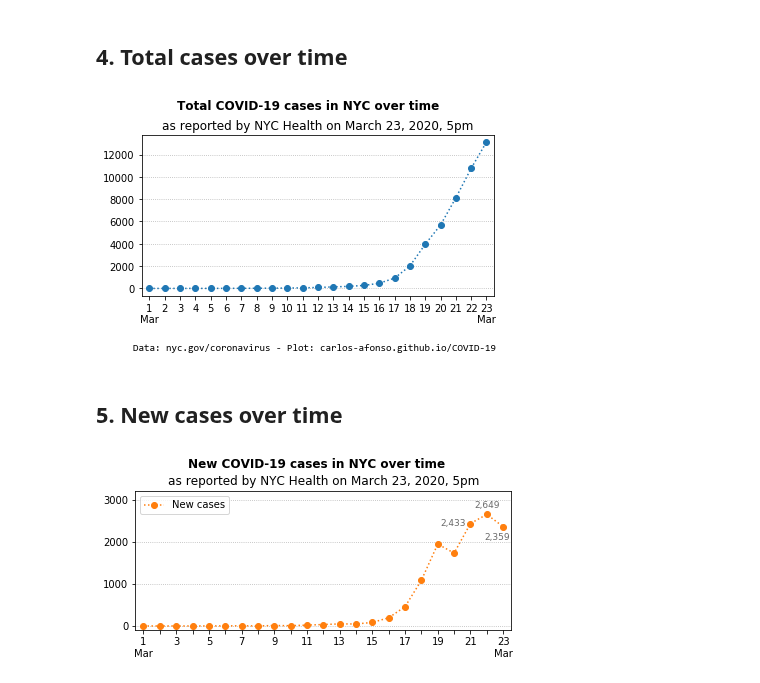
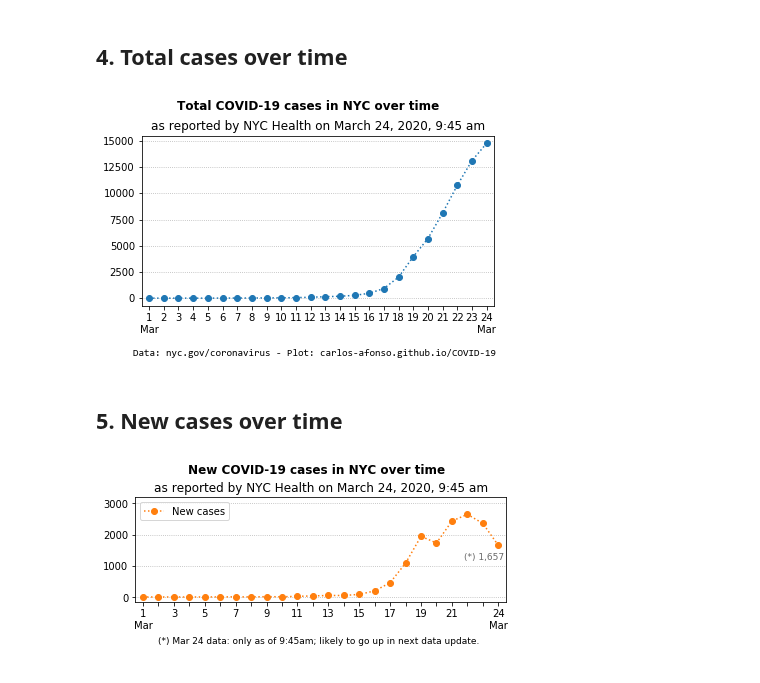
Before and after one commit to carlos-afonso/COVID-19, a Jupyter notebook: notebooks/nyc-covid-19-cases-over-time.ipynb, the cells around one changed output. Cells and saved outputs as stored; diff of their text form; code cells hidden in the pictures.

```diff
--- a/notebooks/nyc-covid-19-cases-over-time.ipynb
+++ b/notebooks/nyc-covid-19-cases-over-time.ipynb
@@ -11,7 +11,7 @@ import pandas as pd
 # %% [markdown]
 ## 1. Read data
 # %%
-update_str = 'as reported by NYC Health on March 23, 2020, 5pm'
+update_str = 'as reported by NYC Health on March 24, 2020, 9:45 am'
 source_str = 'Data: nyc.gov/coronavirus - Plot: carlos-afonso.github.io/COVID-19'
 
 data_file = '../data/nyc-health-daily-data-summary/nyc-covid-19-cases-over-time.csv'
@@ -138,7 +151,7 @@ plt.text(-1.1, -5500, source_str, fontfamily='Consolas')
 plt.tight_layout(rect=[0, 0, 1, 0.95])
 plt.show()
 # %% [output]
-[figure, old version]
+[figure, new version]
 # %%
 # Save figure as SVG and PNG images
 file_path = '../images/nyc-covid-19-total-cases-over-time'
@@ -147,40 +160,41 @@ fig.savefig(file_path + '.png', dpi=200)
 # %% [markdown]
 ## 5. New cases over time
 # %%
-fig = plt.figure(figsize=(6, 3))
+fig = plt.figure(figsize=(6, 3.1))
 
 plt.plot(df['date_label'], df['new_cases'], 'o:', color='C1', label='New cases')
 
-n = 3
-xytext_list = [(-5, 0), (0, 5), (-6, -6)]
-ha_list = ['right', 'center', 'center']
-va_list = ['center', 'bottom', 'top']
-for z in zip(range(len(df)-n, len(df)), df['new_cases'].iloc[-n:], xytext_list, ha_list, va_list):
-    plt.annotate('{:,}'.format(z[1]), xy=z[0:2], xytext=z[2], textcoords='offset points', ha=z[3], va=z[4], color='dimgray', fontsize=9)
-
-#n = 3
-#for xy in zip(range(len(df)-n, len(df)), df['new_cases'].iloc[-n:]):
-#    plt.annotate('{:,}'.format(xy[1]), xy=xy, xytext=(-5, 0), textcoords='offset points', ha='right', va='bottom', color='dimgray', fontsize=9)
+n2 = 1
+for z in zip(range(len(df)-n2, len(df)), df['new_cases'].iloc[-n2:]):
+    label = '(*) ' + '{:,}'.format(z[1])
+    plt.annotate(label, xy=z[0:2], xytext=(6, -7), textcoords='offset points', ha='right', va='top', color='dimgray', fontsize=9)
 
 x_labels = [df['date_label'].iloc[i] if i%2==0 else '' for i in range(len(df))]
+if len(df)%2 == 0:
+    x_labels[-2] = ''
+    x_labels[-1] = df['date_label'].iloc[-1]
+
 plt.xticks(range(len(df)), x_labels)
 
 plt.xlim(-0.5, len(df)-0.5)
-plt.ylim(-100, 3200)
+plt.ylim(-150, 3200)
 
 plt.grid(axis='y', linestyle=':')
 
 plt.suptitle('New COVID-19 cases in NYC over time', x=0.52, fontweight='bold')
 plt.title(update_str)
 
-#plt.text(-1.5, -1300, source_str, fontfamily='Consolas')
+note_str = '(*) Mar 24 data: only as of 9:45am; likely to go up in next data update.'
+plt.text(1, -1500, note_str, fontsize=9) #fontstyle='italic'
+
+#plt.text(-2, -2500, source_str, fontfamily='Consolas')
 
 plt.legend(loc='upper left')
 
 plt.tight_layout(rect=[0, 0, 1, 0.95])
 plt.show()
 # %% [output]
-[figure, old version]
+[figure, new version]
 # %%
 # Save figure as SVG and PNG images
 file_path = '../images/nyc-covid-19-new-cases-over-time'
```
Also changed, not shown: parts of 3 cells of this notebook, 7 other files.
